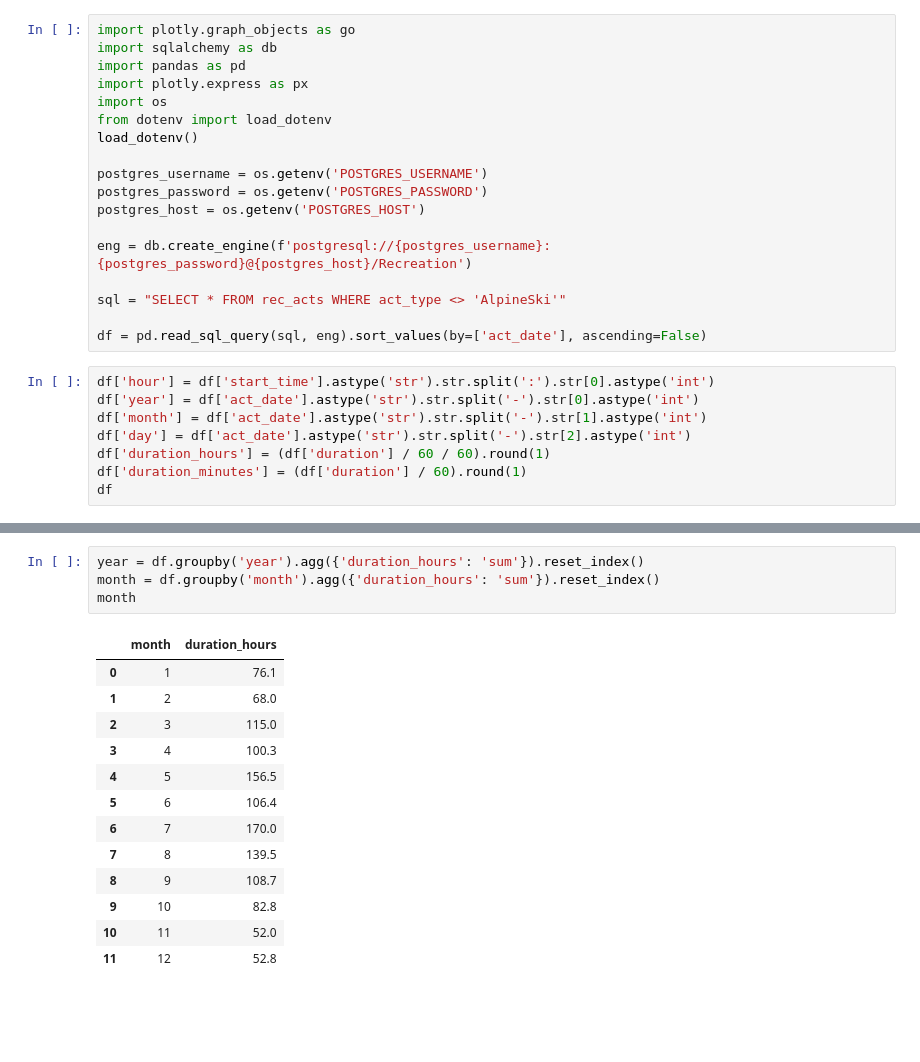
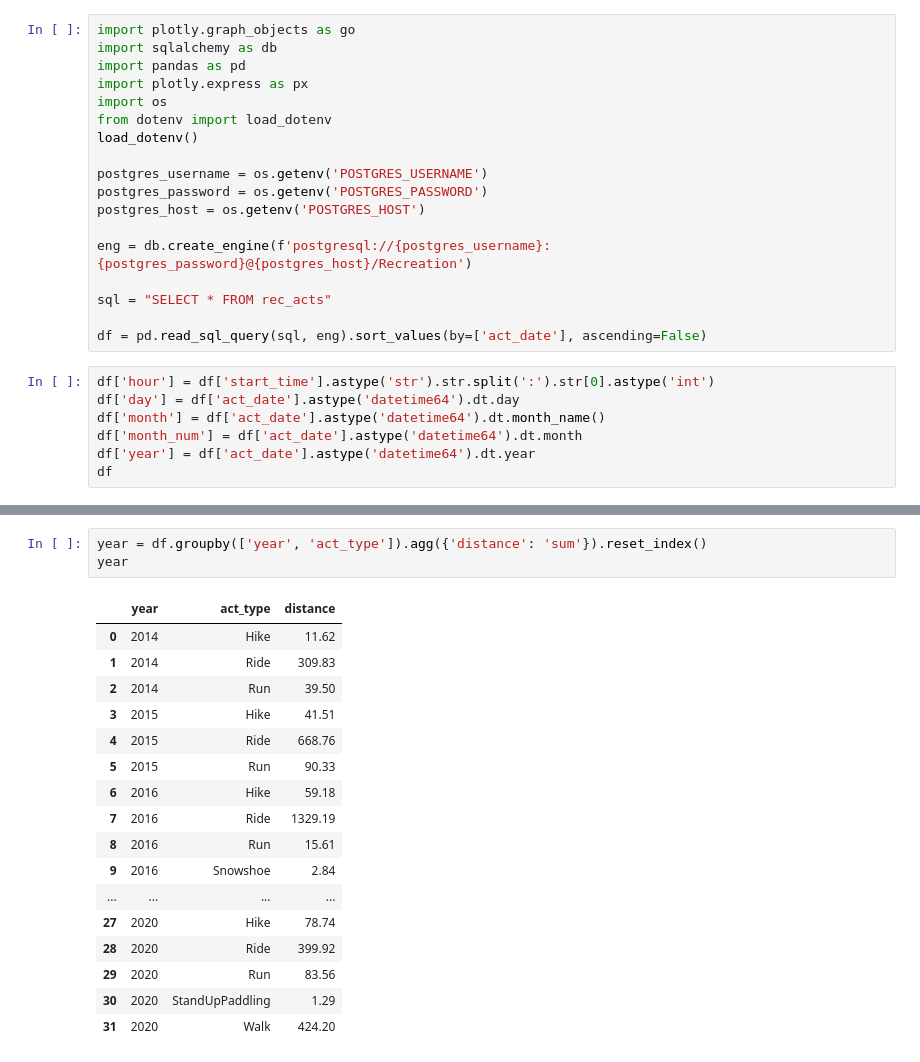
Before and after one commit to delynko/strava-postgis, a Jupyter notebook: strava-pandas.ipynb, the cells around one changed output, grey strips where cells are left out. Saved outputs shown, nothing was run; the diff lists cells and outputs as text; blank space fills up the shorter version.

```diff
--- a/strava-pandas.ipynb
+++ b/strava-pandas.ipynb
@@ -13,16 +13,15 @@ postgres_host = os.getenv('POSTGRES_HOST')
 
 eng = db.create_engine(f'postgresql://{postgres_username}:{postgres_password}@{postgres_host}/Recreation')
 
-sql = "SELECT * FROM rec_acts WHERE act_type <> 'AlpineSki'"
+sql = "SELECT * FROM rec_acts"
 
 df = pd.read_sql_query(sql, eng).sort_values(by=['act_date'], ascending=False)
 # %%
 df['hour'] = df['start_time'].astype('str').str.split(':').str[0].astype('int')
-df['year'] = df['act_date'].astype('str').str.split('-').str[0].astype('int')
-df['month'] = df['act_date'].astype('str').str.split('-').str[1].astype('int')
-df['day'] = df['act_date'].astype('str').str.split('-').str[2].astype('int')
-df['duration_hours'] = (df['duration'] / 60 / 60).round(1)
-df['duration_minutes'] = (df['duration'] / 60).round(1)
+df['day'] = df['act_date'].astype('datetime64').dt.day
+df['month'] = df['act_date'].astype('datetime64').dt.month_name()
+df['month_num'] = df['act_date'].astype('datetime64').dt.month
+df['year'] = df['act_date'].astype('datetime64').dt.year
 df
 # %% [output]
 |  | strava_id | act_type | act_date | distance | duration | elevation | geom | start_time | act_name | hour | ... |
@@ -41,18 +75,21 @@ df
 # %%
-year = df.groupby('year').agg({'duration_hours': 'sum'}).reset_index()
-month = df.groupby('month').agg({'duration_hours': 'sum'}).reset_index()
-month
+year = df.groupby(['year', 'act_type']).agg({'distance': 'sum'}).reset_index()
+year
 # %% [output]
-|  | month | duration_hours |
-| 0 | 1 | 76.1 |
-| 1 | 2 | 68.0 |
-| 2 | 3 | 115.0 |
-| 3 | 4 | 100.3 |
-| 4 | 5 | 156.5 |
-| 5 | 6 | 106.4 |
-| 6 | 7 | 170.0 |
-| 7 | 8 | 139.5 |
-| 8 | 9 | 108.7 |
-| 9 | 10 | 82.8 |
-| 10 | 11 | 52.0 |
-| 11 | 12 | 52.8 |
+|  | year | act_type | distance |
+| 0 | 2014 | Hike | 11.62 |
+| 1 | 2014 | Ride | 309.83 |
+| 2 | 2014 | Run | 39.50 |
+| 3 | 2015 | Hike | 41.51 |
+| 4 | 2015 | Ride | 668.76 |
+| 5 | 2015 | Run | 90.33 |
+| 6 | 2016 | Hike | 59.18 |
+| 7 | 2016 | Ride | 1329.19 |
+| 8 | 2016 | Run | 15.61 |
+| 9 | 2016 | Snowshoe | 2.84 |
+| ... | ... | ... | ... |
+| 27 | 2020 | Hike | 78.74 |
+| 28 | 2020 | Ride | 399.92 |
+| 29 | 2020 | Run | 83.56 |
+| 30 | 2020 | StandUpPaddling | 1.29 |
+| 31 | 2020 | Walk | 424.20 |
```
Also changed, not shown: parts of 4 cells of this notebook, 1 other file.
